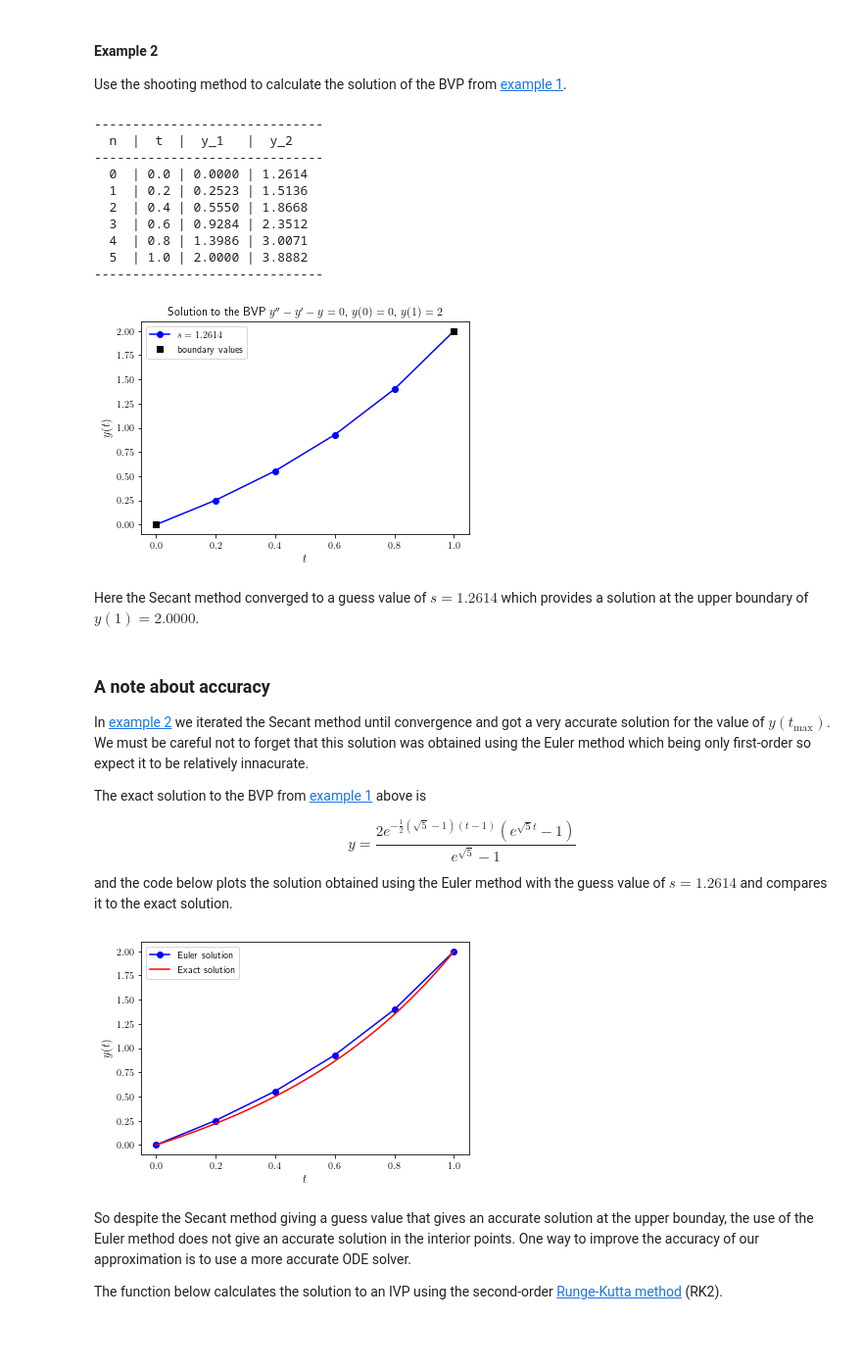
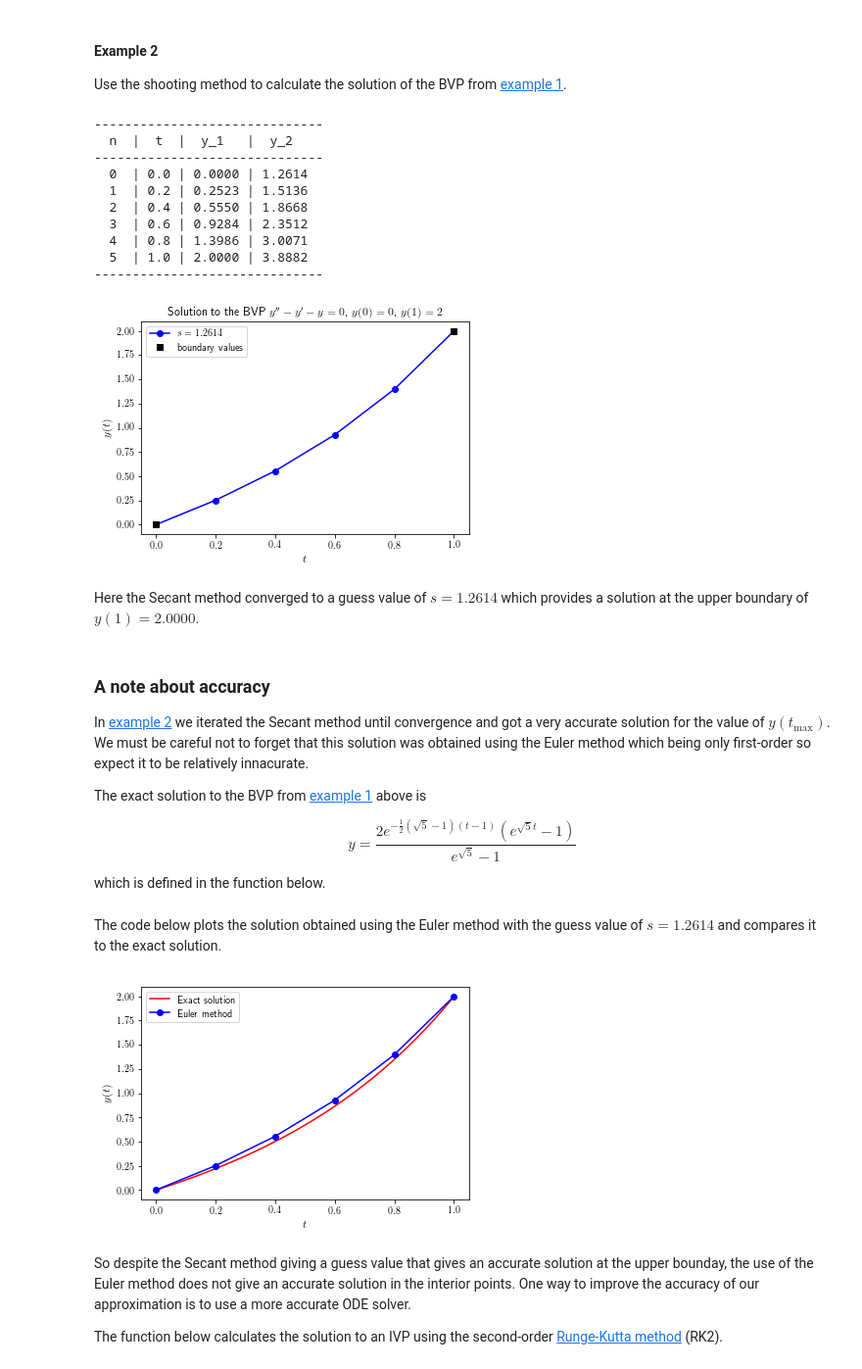
Before and after one commit to drjonshiach/ODEs, a Jupyter notebook: Python/boundary_value_problems.ipynb, the cells around one changed output. Shown: that part at 98% size. Cells and saved outputs as stored; diff of their text form; code cells hidden in the pictures; blank space fills up the shorter version.

```diff
--- a/Python/boundary_value_problems.ipynb
+++ b/Python/boundary_value_problems.ipynb
@@ -47,13 +58,17 @@ The function defined below calculates the solution to an IVP using the Euler met
 import numpy as np
 
 def euler(f, tspan, y0, h):
-
+    '''
+    Calculates the solution to an IVP using the Euler method
+    '''
+    # Initialise solution arrays
     nsteps = int((tspan[1] - tspan[0]) / h)
     t = np.zeros(nsteps + 1)
     y = np.zeros((nsteps + 1, len(y0)))
     t[0] = tspan[0]
     y[0,:] = y0
 
+    # Solver loop
     for n in range(nsteps):
         y[n+1,:] = y[n,:] + h * f(t[n], y[n,:])
         t[n+1] = t[n] + h
@@ -215,7 +228,7 @@ plt.show()
   4  | 0.8 | 1.3986 | 3.0071
   5  | 1.0 | 2.0000 | 3.8882
 ------------------------------
-[figure, old version]
+[figure, new version]
 # %% [markdown]
 Here the Secant method converged to a guess value of $s=1.2614$ which provides a solution at the upper boundary of $y(1)=2.0000$.
 # %% [markdown]
@@ -226,25 +239,31 @@ The exact solution to the BVP from [example 1](#Example-1) above is
 
 $$y = \frac{2e^{-\frac{1}{2}(\sqrt{5} - 1)(t-1)}(e^{\sqrt{5}t} - 1)}{e^{\sqrt{5}} - 1}$$
 
-and the code below plots the solution obtained using the Euler method with the guess value of $s=1.2614$ and compares it to the exact solution.
+which is defined in the function below.
+# %%
+def exact_sol(t):
+    sqrt5 = np.sqrt(5)
+    return (2 * np.exp(-0.5 * (sqrt5 - 1) * (t - 1)) * (np.exp(sqrt5 * t) - 1)) / (np.exp(sqrt5) - 1)
+# %% [markdown]
+The code below plots the solution obtained using the Euler method with the guess value of $s=1.2614$ and compares it to the exact solution.
 # %%
 # Calculate exact solution
-texact = np.linspace(tspan[0], tspan[1], 100)
-yexact = (2 * np.exp(-0.5 * (np.sqrt(5) - 1) * (texact - 1)) \
-          * (np.exp(np.sqrt(5) * texact) - 1)) / (np.exp(np.sqrt(5)) - 1)
+t1 = np.linspace(tspan[0], tspan[1], 100)
+y1 = exact_sol(t1)
 
 # Plot solution
 fig, ax = plt.subplots()
 
-ax.plot(t, y[:, -2], 'bo-', label='Euler solution')
-ax.plot(texact, yexact, 'r-', label='Exact solution')
+ax.plot(t1, y1, 'r-', label='Exact solution')
+ax.plot(t, y[:, -2], 'bo-', label='Euler method')
+
 ax.set_xlabel('$t$', fontsize=12)
 ax.set_ylabel('$y(t)$', fontsize=12)
 ax.legend()
 
 plt.show()
 # %% [output]
-[figure, old version]
+[figure, new version]
 # %% [markdown]
 So despite the Secant method giving a guess value that gives an accurate solution at the upper bounday, the use of the Euler method does not give an accurate solution in the interior points. One way to improve the accuracy of our approximation is to use a more accurate ODE solver.
 
```
Also changed, not shown: parts of 19 cells of this notebook, 2 other files.
